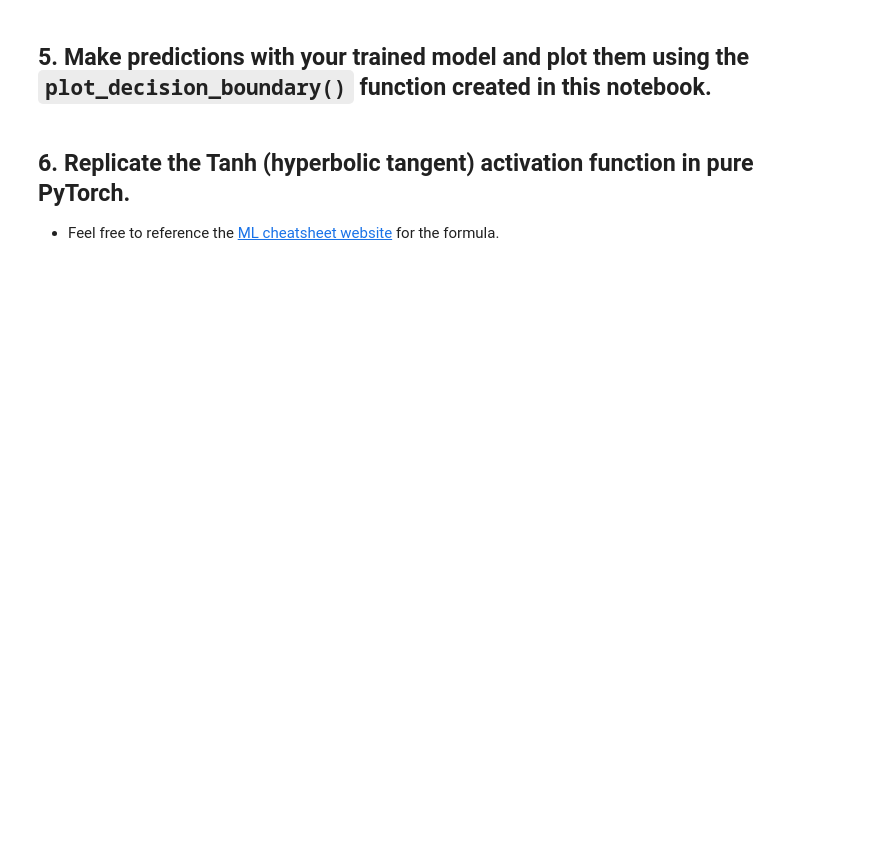
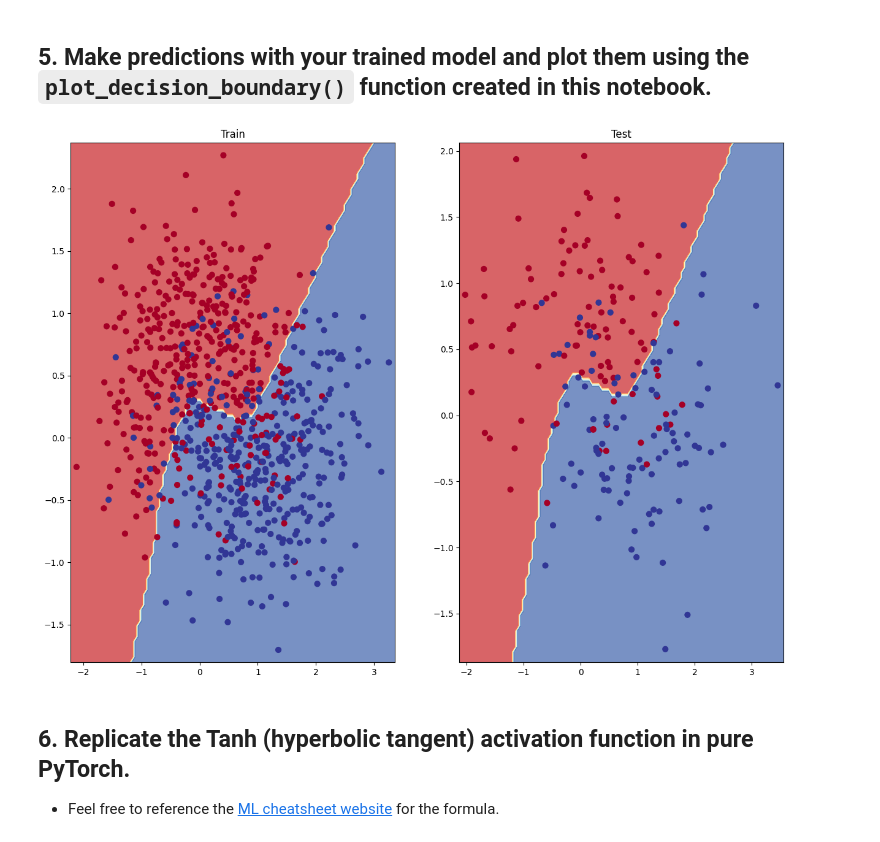
Before and after one commit to qbit-glitch/pytorch_tutorials, a Jupyter notebook: ztm_pytorch_course/ch2_pytorch_neural_network_classification/02_pytorch_classification_exercises.ipynb, the cells around one changed output. Drawn from its saved outputs; the diff is of its cells as text; code cells hidden in the pictures; blank space fills up the shorter version.

```diff
--- a/ztm_pytorch_course/ch2_pytorch_neural_network_classification/02_pytorch_classification_exercises.ipynb
+++ b/ztm_pytorch_course/ch2_pytorch_neural_network_classification/02_pytorch_classification_exercises.ipynb
@@ -122,7 +125,7 @@ class MoonModelV0(nn.Module):
 ## Your code here ##
 NUM_FEATURES = 2
 NUM_CLASSES = 1
-model_0 = MoonModelV0(input_features=NUM_FEATURES, output_features=NUM_CLASSES, hidden_features=10)
+model_0 = MoonModelV0(input_features=NUM_FEATURES, output_features=NUM_CLASSES, hidden_features=10).to(device)
 model_0
 # %% [output]
 MoonModelV0(
@@ -135,7 +138,7 @@ MoonModelV0(
 ## 3. Setup a binary classification compatible loss function and optimizer to use when training the model built in 2.
 # %%
 # Setup loss function
-loss_fn = nn.CrossEntropyLoss()
+loss_fn = nn.BCEWithLogitsLoss()
 
 # Setup optimizer to optimize model's parameters
 optimizer = torch.optim.SGD(model_0.parameters(), lr=0.1)
@@ -151,16 +154,23 @@ optimizer = torch.optim.SGD(model_0.parameters(), lr=0.1)
 # logits (raw outputs of model)
 print("Logits:")
 ## Your code here ##
-y_preds = model_0(X_moon_test).squeeze()
-print(y_preds[:5])
+y_logits = model_0(X_moon_test.to(device)).squeeze()
+print(y_logits[:5])
 
 
 # Prediction probabilities
 print("Pred probs:")
 ## Your code here ##
+y_preds = torch.sigmoid(y_logits)
+print(y_preds[:5])
+
 
 # Prediction labels
 print("Pred labels:")
 ## Your code here ##
+y_labels = torch.round(y_preds)
+print(y_labels[:5])
+print(y_labels.shape)
+print(y_moon_test.shape)
 # %% [output]
 Logits:
@@ -168,9 +186,14 @@ RuntimeError: mat1 and mat2 must have the same dtype, but got Double and Float
 # %%
 # Let's calculuate the accuracy using accuracy from TorchMetrics
-!pip -q install torchmetrics # Colab doesn't come with torchmetrics
-from torchmetrics import Accuracy
+try:
+    from torchmetrics import Accuracy
+except:
+    !pip -q install torchmetrics # Colab doesn't come with torchmetrics
+    from torchmetrics import Accuracy
 
 ## TODO: Uncomment this code to use the Accuracy function
 # acc_fn = Accuracy(task="multiclass", num_classes=2).to(device) # send accuracy function to device
 # acc_fn
+acc_fn = Accuracy(task="multiclass", num_classes=NUM_CLASSES).to(device)
+acc_fn
 # %% [output]
@@ -270,3 +318,14 @@ def plot_decision_boundary(model, X, y):
+# %%
+# Plot decision boundaries for training and test sets
+plt.figure(figsize=(15,11))
+plt.subplot(1,2,1)
+plt.title("Train")
+plot_decision_boundary(model_0, X_moon_train, y_moon_train)
+plt.subplot(1,2,2)
+plt.title("Test")
+plot_decision_boundary(model_0, X_moon_test, y_moon_test)
+# %% [output]
+[figure, added]
 # %% [markdown]
 ## 6. Replicate the Tanh (hyperbolic tangent) activation function in pure PyTorch.
   * Feel free to reference the [ML cheatsheet website](https://ml-cheatsheet.readthedocs.io/en/latest/activation_functions.html#tanh) for the formula.
```
Also changed, not shown: parts of 14 cells of this notebook.
